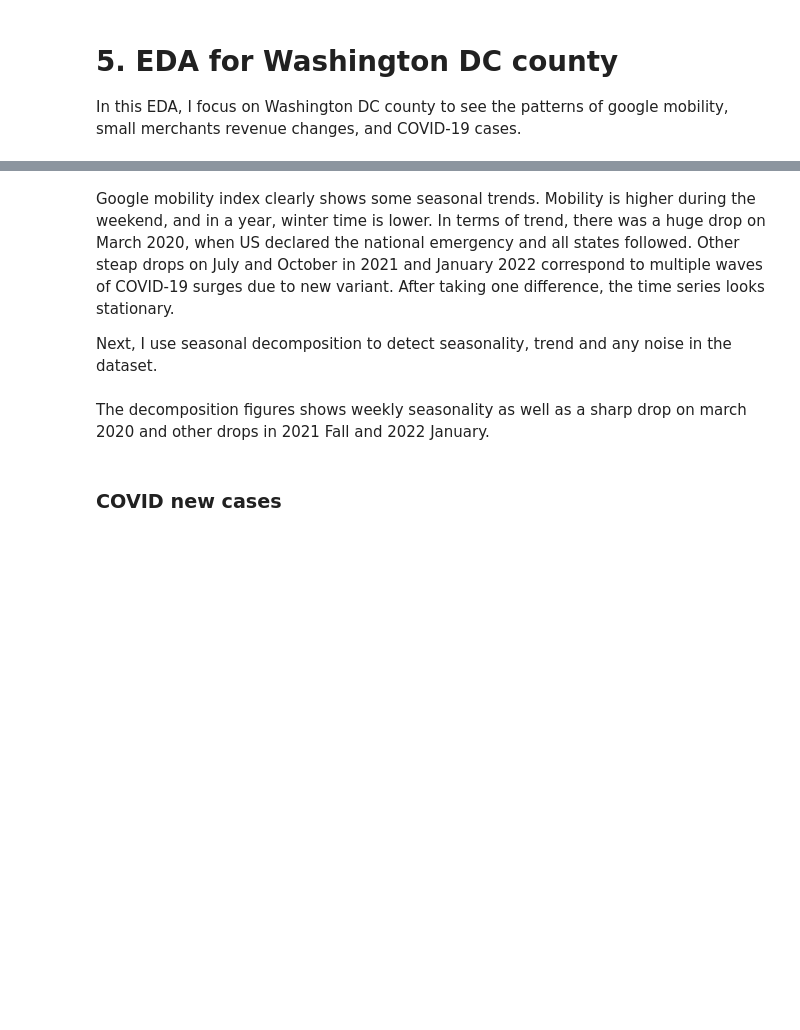
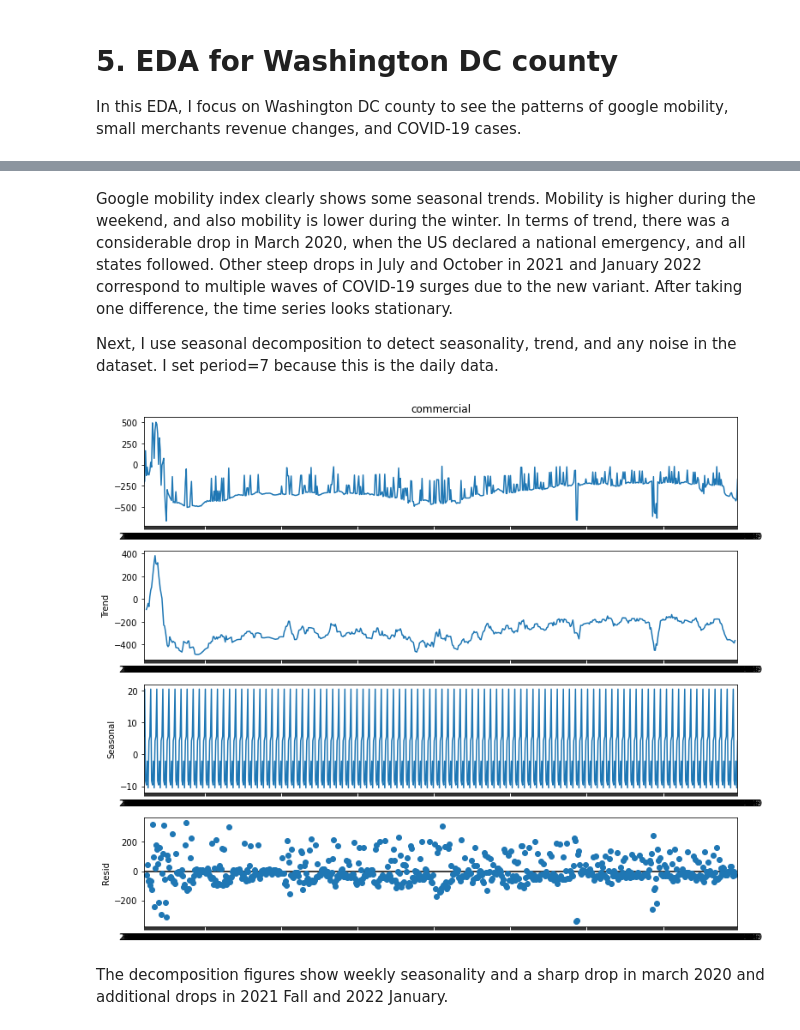
Before and after one commit to eminaomasa/housing_market_dc, a Jupyter notebook: Data_Cleaning_EDA2_Neighborhood_Economy.ipynb, the cells around one changed output, grey strips where cells are left out. Cells and saved outputs as stored; diff of their text form; code cells hidden in the pictures; blank space fills up the shorter version.

```diff
--- a/Data_Cleaning_EDA2_Neighborhood_Economy.ipynb
+++ b/Data_Cleaning_EDA2_Neighborhood_Economy.ipynb
@@ -681,0 +632,7 @@ In this EDA, I focus on Washington DC county to see the patterns of google mobil
+# %%
+# read google mobility data frame
+df = pd.read_csv('Data/mobility.csv')
+
+# Set date and county ID as index.
+
+df = df.set_index(['countyfips', 'date']).sort_index()
@@ -691,14 +652,13 @@ plt.legend();
 # %% [markdown]
-Google mobility index clearly shows some seasonal trends. Mobility is higher during the weekend, and in a year, winter time is lower. In terms of trend, there was a huge drop on March 2020, when US declared the national emergency and all states followed. Other steap drops on July and October in 2021 and January 2022 correspond to multiple waves of COVID-19 surges due to new variant. After taking one difference, the time series looks stationary.
+Google mobility index clearly shows some seasonal trends. Mobility is higher during the weekend, and also mobility is lower during the winter. In terms of trend, there was a considerable drop in March 2020, when the US declared a national emergency, and all states followed. Other steep drops in July and October in 2021 and January 2022 correspond to multiple waves of COVID-19 surges due to the new variant. After taking one difference, the time series looks stationary.
 
-Next, I use seasonal decomposition to detect seasonality, trend and any noise in the dataset.
+Next, I use seasonal decomposition to detect seasonality, trend, and any noise in the dataset. I set period=7 because this is the daily data.
 # %%
-from pylab import rcParams
 rcParams['figure.figsize'] = 11, 9
 
-decomposition = seasonal_decompose(df.loc[(11001, ),]['commercial'], model='additive')
+decomposition = seasonal_decompose(df.loc[(11001, ),]['commercial'], model='additive', period=7)
 fig = decomposition.plot();
+# %% [output]
+[figure, added]
 # %% [markdown]
-The decomposition figures shows weekly seasonality as well as a sharp drop on march 2020 and other drops in 2021 Fall and 2022 January.
+The decomposition figures show weekly seasonality and a sharp drop in march 2020 and additional drops in 2021 Fall and 2022 January.
-# %% [markdown]
-### COVID new cases
```
Also changed, not shown: parts of 46 cells of this notebook, 29 other files.
